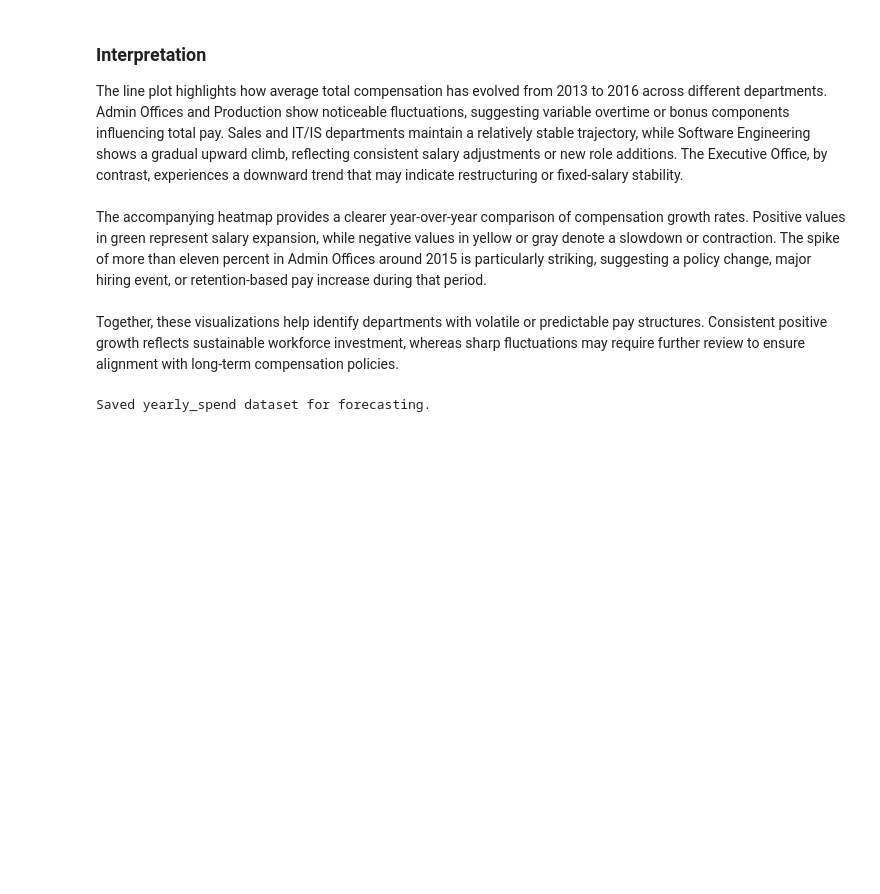
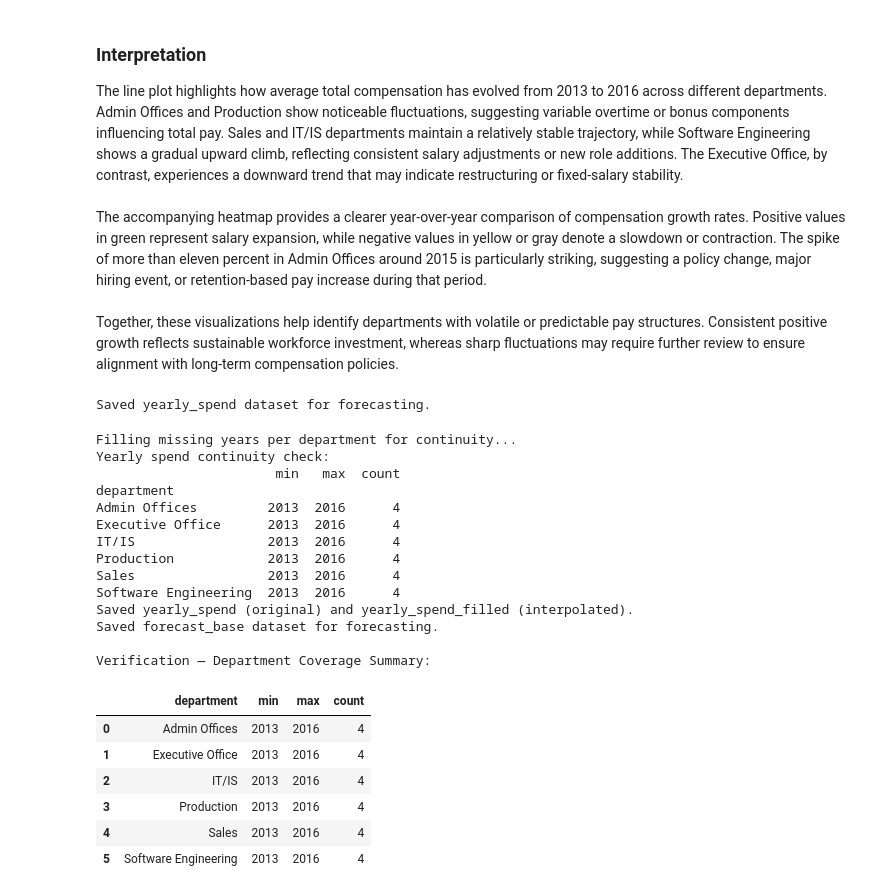
Before and after one commit to Anaghar27/Compensation-Forecasting-and-Pay-Equity-Dashboard, a Jupyter notebook: notebooks/data_analytics_kpi.ipynb, the cells around one changed output. Cells and saved outputs as stored; diff of their text form; code cells hidden in the pictures; blank space fills up the shorter version.

```diff
--- a/notebooks/data_analytics_kpi.ipynb
+++ b/notebooks/data_analytics_kpi.ipynb
@@ -285,3 +287,65 @@ yearly_spend.to_parquet(PROC_PATH/"yearly_spend.parquet", index=False)
 print("Saved yearly_spend dataset for forecasting.")
 # %% [output]
 Saved yearly_spend dataset for forecasting.
+# %%
+print("\nFilling missing years per department for continuity...")
+
+full_years = range(int(yearly_spend['year'].min()), int(yearly_spend['year'].max()) + 1)
+filled_list = []
+
+for dept, subdf in yearly_spend.groupby('department'):
+    subdf = subdf.set_index('year').reindex(full_years)
+    subdf['department'] = dept
+    subdf[['avg_salary', 'avg_total_comp', 'total_comp_sum', 'employee_count']] = (
+        subdf[['avg_salary', 'avg_total_comp', 'total_comp_sum', 'employee_count']]
+        .interpolate(limit_direction='both')
+    )
+    filled_list.append(subdf.reset_index().rename(columns={'index': 'year'}))
+
+yearly_spend_filled = pd.concat(filled_list, ignore_index=True)
+yearly_spend_filled['year'] = yearly_spend_filled['year'].astype(int)
+
+print("Yearly spend continuity check:")
+print(yearly_spend_filled.groupby('department')['year'].agg(['min', 'max', 'count']))
+
+yearly_spend.to_csv(PROC_PATH/"yearly_spend.csv", index=False)
+yearly_spend.to_parquet(PROC_PATH/"yearly_spend.parquet", index=False)
+
+yearly_spend_filled.to_csv(PROC_PATH/"yearly_spend_filled.csv", index=False)
+yearly_spend_filled.to_parquet(PROC_PATH/"yearly_spend_filled.parquet", index=False)
+print("Saved yearly_spend (original) and yearly_spend_filled (interpolated).")
+
+forecast_base = yearly_spend_filled[['department', 'year', 'avg_total_comp']].copy()
+forecast_base.to_csv(PROC_PATH / "forecast_base.csv", index=False)
+forecast_base.to_parquet(PROC_PATH / "forecast_base.parquet", index=False)
+print("Saved forecast_base dataset for forecasting.")
+
+print("\nVerification — Department Coverage Summary:")
+dept_span = (
+    yearly_spend_filled.groupby('department')['year']
+    .agg(['min', 'max', 'count'])
+    .reset_index()
+)
+display(dept_span)
+# %% [output]
+Filling missing years per department for continuity...
+Yearly spend continuity check:
+                       min   max  count
+department
+Admin Offices         2013  2016      4
+Executive Office      2013  2016      4
+IT/IS                 2013  2016      4
+Production            2013  2016      4
+Sales                 2013  2016      4
+Software Engineering  2013  2016      4
+Saved yearly_spend (original) and yearly_spend_filled (interpolated).
+Saved forecast_base dataset for forecasting.
+
+Verification — Department Coverage Summary:
+|  | department | min | max | count |
+| 0 | Admin Offices | 2013 | 2016 | 4 |
+| 1 | Executive Office | 2013 | 2016 | 4 |
+| 2 | IT/IS | 2013 | 2016 | 4 |
+| 3 | Production | 2013 | 2016 | 4 |
+| 4 | Sales | 2013 | 2016 | 4 |
+| 5 | Software Engineering | 2013 | 2016 | 4 |
```
Also changed, not shown: parts of 4 cells of this notebook, 30 other files.
